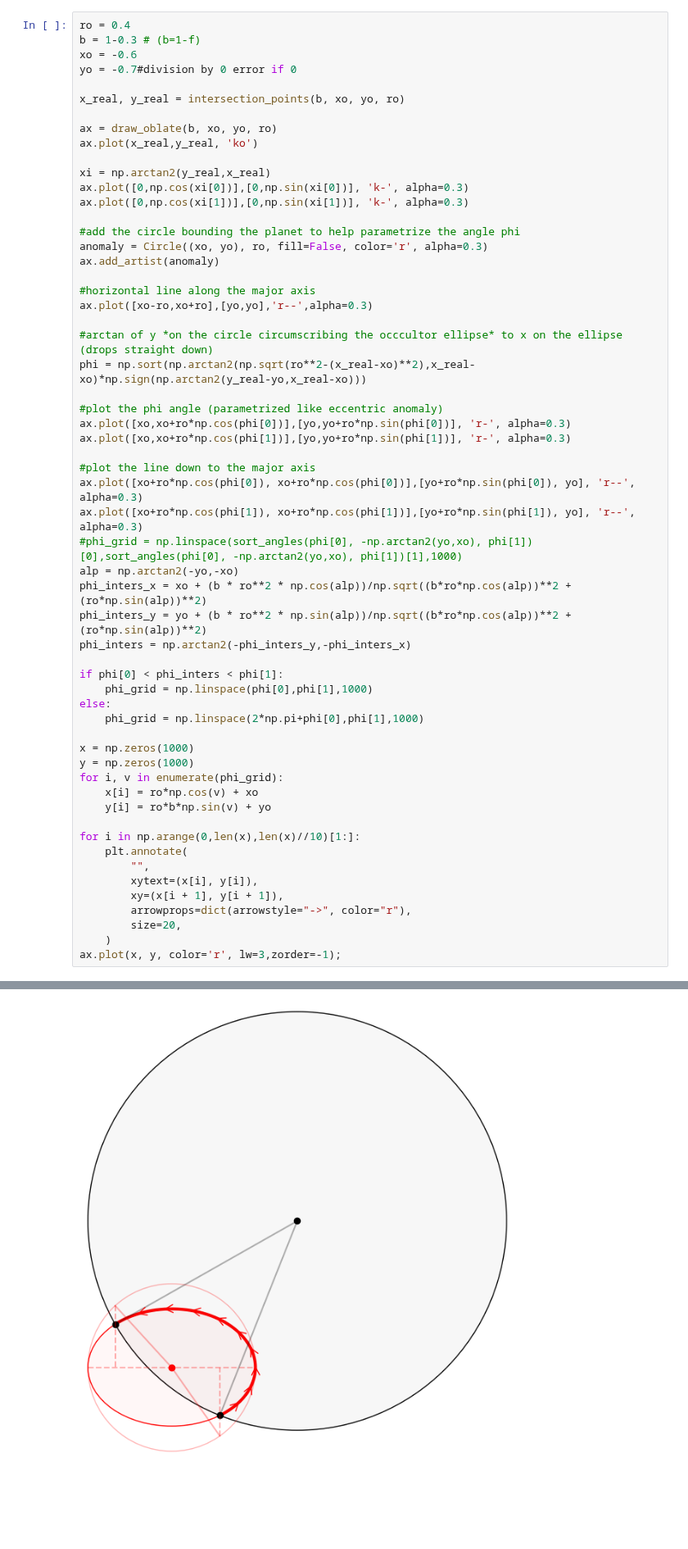
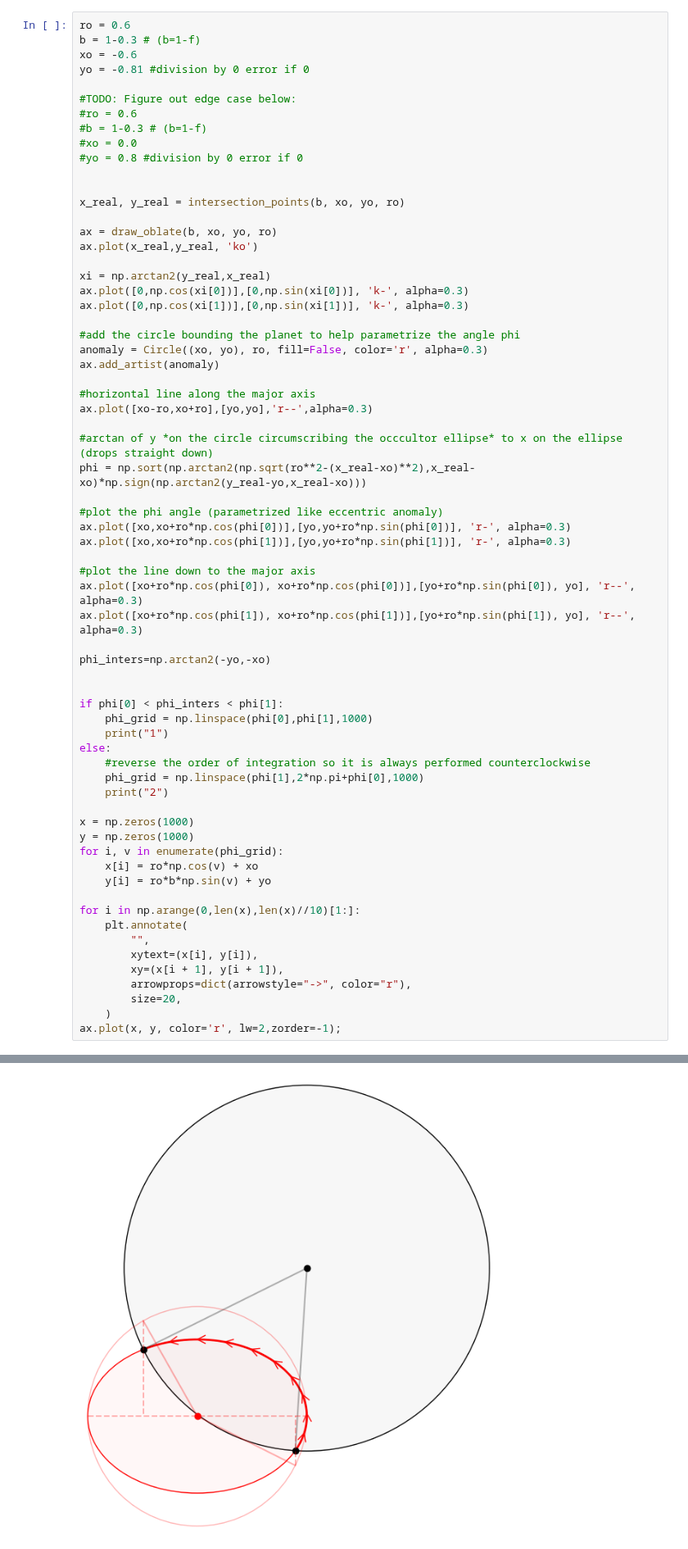
Before and after one commit to shishirdholakia/eclipsoid, a Jupyter notebook: notebooks/IntegralAngles.ipynb, the cells around one changed output, grey strips where cells are left out. Shown at 82% size. Drawn from its saved outputs; the diff is of its cells as text; blank space fills up the shorter version.

Commit message:
Fixed integral angle wrapping, added more docs

```diff
--- a/notebooks/IntegralAngles.ipynb
+++ b/notebooks/IntegralAngles.ipynb
@@ -88,8 +93,15 @@ Then, if the angle $\phi_{\text{intersection}}$ which parametrizes this intersec
 # %%
-ro = 0.4
+ro = 0.6
 b = 1-0.3 # (b=1-f)
 xo = -0.6
-yo = -0.7#division by 0 error if 0
+yo = -0.81 #division by 0 error if 0
+
+#TODO: Figure out edge case below:
+#ro = 0.6
+#b = 1-0.3 # (b=1-f)
+#xo = 0.0
+#yo = 0.8 #division by 0 error if 0
+
 
 x_real, y_real = intersection_points(b, xo, yo, ro)
 
@@ -117,16 +129,17 @@ ax.plot([xo,xo+ro*np.cos(phi[1])],[yo,yo+ro*np.sin(phi[1])], 'r-', alpha=0.3)
 #plot the line down to the major axis
 ax.plot([xo+ro*np.cos(phi[0]), xo+ro*np.cos(phi[0])],[yo+ro*np.sin(phi[0]), yo], 'r--', alpha=0.3)
 ax.plot([xo+ro*np.cos(phi[1]), xo+ro*np.cos(phi[1])],[yo+ro*np.sin(phi[1]), yo], 'r--', alpha=0.3)
-#phi_grid = np.linspace(sort_angles(phi[0], -np.arctan2(yo,xo), phi[1])[0],sort_angles(phi[0], -np.arctan2(yo,xo), phi[1])[1],1000)
-alp = np.arctan2(-yo,-xo)
-phi_inters_x = xo + (b * ro**2 * np.cos(alp))/np.sqrt((b*ro*np.cos(alp))**2 + (ro*np.sin(alp))**2)
-phi_inters_y = yo + (b * ro**2 * np.sin(alp))/np.sqrt((b*ro*np.cos(alp))**2 + (ro*np.sin(alp))**2)
-phi_inters = np.arctan2(-phi_inters_y,-phi_inters_x)
+
+phi_inters=np.arctan2(-yo,-xo)
+
 
 if phi[0] < phi_inters < phi[1]:
     phi_grid = np.linspace(phi[0],phi[1],1000)
+    print("1")
 else:
-    phi_grid = np.linspace(2*np.pi+phi[0],phi[1],1000)
+    #reverse the order of integration so it is always performed counterclockwise
+    phi_grid = np.linspace(phi[1],2*np.pi+phi[0],1000)
+    print("2")
 
 x = np.zeros(1000)
 y = np.zeros(1000)
@@ -142,5 +155,5 @@ for i in np.arange(0,len(x),len(x)//10)[1:]:
         arrowprops=dict(arrowstyle="->", color="r"),
         size=20,
     )
-ax.plot(x, y, color='r', lw=3,zorder=-1);
+ax.plot(x, y, color='r', lw=2,zorder=-1);
 # %% [output]
@@ -147 +161 @@ ax.plot(x, y, color='r', lw=3,zorder=-1);
-[figure, old version]
+[figure, new version]
```
Also changed, not shown: parts of 3 cells of this notebook.
